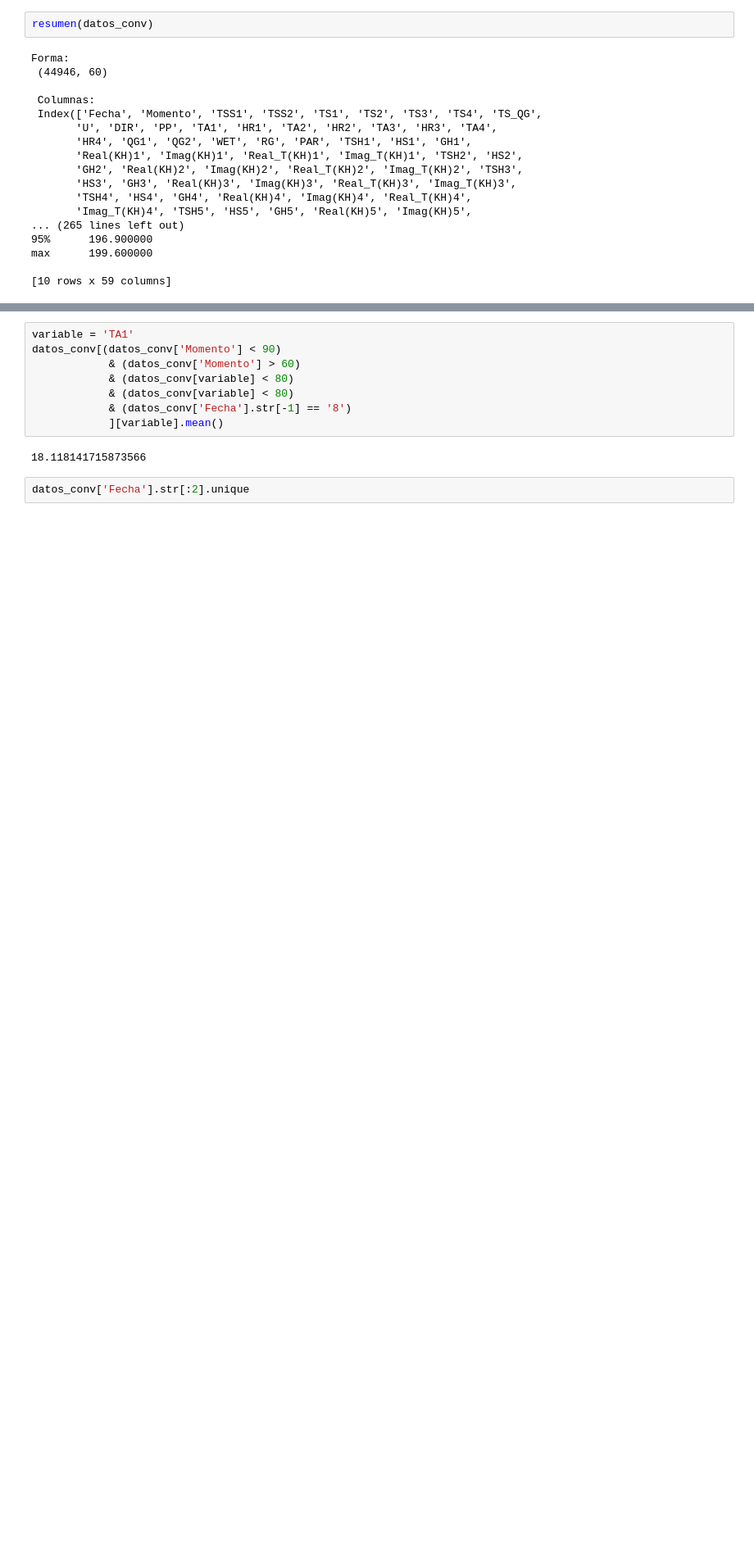
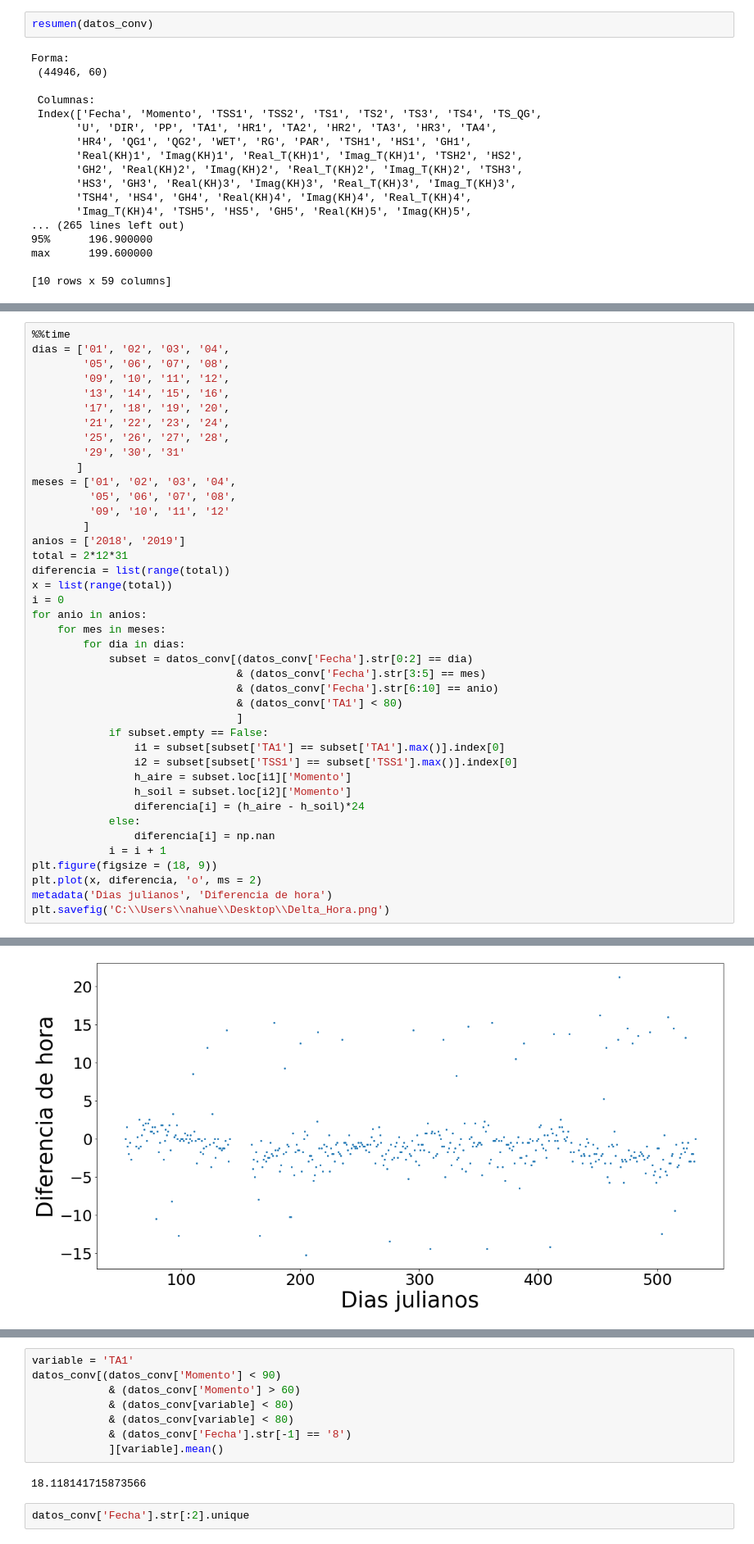
Before and after one commit to Nahu-11/Tesis, a Jupyter notebook: New scripts/Climatologia.ipynb, the cells around one changed output, grey strips where cells are left out. Shown at 82% size. Saved outputs shown, nothing was run; the diff lists cells and outputs as text; blank space fills up the shorter version.

```diff
--- a/New scripts/Climatologia.ipynb
+++ b/New scripts/Climatologia.ipynb
@@ -97,0 +238,42 @@ max      199.600000
+# %%
+%%time
+dias = ['01', '02', '03', '04',
+        '05', '06', '07', '08',
+        '09', '10', '11', '12',
+        '13', '14', '15', '16',
+        '17', '18', '19', '20',
+        '21', '22', '23', '24',
+        '25', '26', '27', '28',
+        '29', '30', '31'
+       ]
+meses = ['01', '02', '03', '04',
+         '05', '06', '07', '08',
+         '09', '10', '11', '12'
+        ]
+anios = ['2018', '2019']
+total = 2*12*31
+diferencia = list(range(total))
+x = list(range(total))
+i = 0
+for anio in anios:
+    for mes in meses:
+        for dia in dias:
+            subset = datos_conv[(datos_conv['Fecha'].str[0:2] == dia)
+                                & (datos_conv['Fecha'].str[3:5] == mes)
+                                & (datos_conv['Fecha'].str[6:10] == anio)
+                                & (datos_conv['TA1'] < 80)
+                                ]
+            if subset.empty == False:
+                i1 = subset[subset['TA1'] == subset['TA1'].max()].index[0]
+                i2 = subset[subset['TSS1'] == subset['TSS1'].max()].index[0]
+                h_aire = subset.loc[i1]['Momento']
+                h_soil = subset.loc[i2]['Momento']
+                diferencia[i] = (h_aire - h_soil)*24
+            else:
+                diferencia[i] = np.nan
+            i = i + 1
+plt.figure(figsize = (18, 9))
+plt.plot(x, diferencia, 'o', ms = 2)
+metadata('Dias julianos', 'Diferencia de hora')
+plt.savefig('C:\\Users\\nahue\\Desktop\\Delta_Hora.png')
+# %% [output]
@@ -97,0 +281 @@ max      199.600000
+[figure, added]
```
Also changed, not shown: parts of 8 cells of this notebook.
